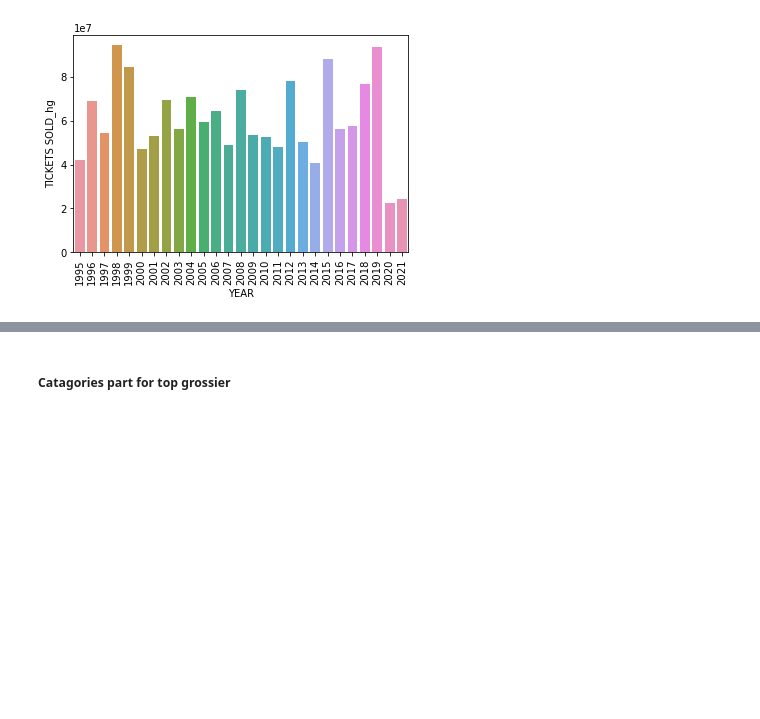
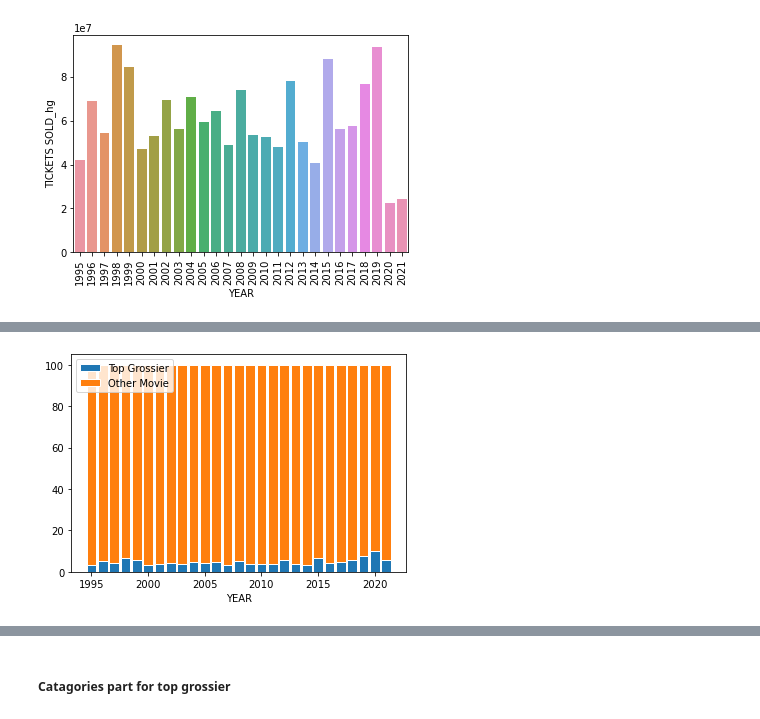
Before and after one commit to dcrowTMH/movie_eda, a Jupyter notebook: Movie_EDA.ipynb, the cells around one changed output, grey strips where cells are left out. Cells and saved outputs as stored; diff of their text form; code cells hidden in the pictures; blank space fills up the shorter version.

Commit message:
Update for top grossier percentage in total ticket part & wide-relese distributor analysis

```diff
--- a/Movie_EDA.ipynb
+++ b/Movie_EDA.ipynb
@@ -582,0 +596,10 @@ One outstanding point is that the amount of sold ticket is dropped dramatically
+# %%
+# Generate another empty data frame
+df1_ticket_percent = pd.DataFrame()
+# Seperate the ticket amount for top grossier and remaining movies and calcualte the percentage
+df1_ticket_percent['YEAR'] = df1['YEAR']
+df1_ticket_percent['Total ticket sold'] = df1['TICKETS SOLD_as']
+df1_ticket_percent['Top grossier ticket sold'] = df1['TICKETS SOLD_hg']
+df1_ticket_percent['Other movie ticket sold'] = df1['TICKETS SOLD_as'] - df1['TICKETS SOLD_hg']
+df1_ticket_percent['Top_percentage'] = df1_ticket_percent['Top grossier ticket sold']/ df1_ticket_percent['Total ticket sold'] * 100
+df1_ticket_percent['Other_percentage'] = (100 - df1_ticket_percent['Top_percentage'])
@@ -582,0 +615,13 @@ One outstanding point is that the amount of sold ticket is dropped dramatically
+# %%
+# Create the bar for total ticket sold in percentage
+plt.bar(df1_ticket_percent['YEAR'], df1_ticket_percent['Top_percentage'], edgecolor = 'white', width = 0.85)
+# Create the bar for top grossier ticket sold in percentage
+plt.bar(df1_ticket_percent['YEAR'], df1_ticket_percent['Other_percentage'], bottom = df1_ticket_percent['Top_percentage'], edgecolor = 'white', width = 0.85)
+# Custom x axis
+plt.xlabel("YEAR")
+# Add a legend
+plt.legend(["Top Grossier","Other Movie"],loc = 'upper left')
+# Show the graph
+plt.show()
+# %% [output]
+[figure, added]
```
Also changed, not shown: parts of 31 cells of this notebook.
